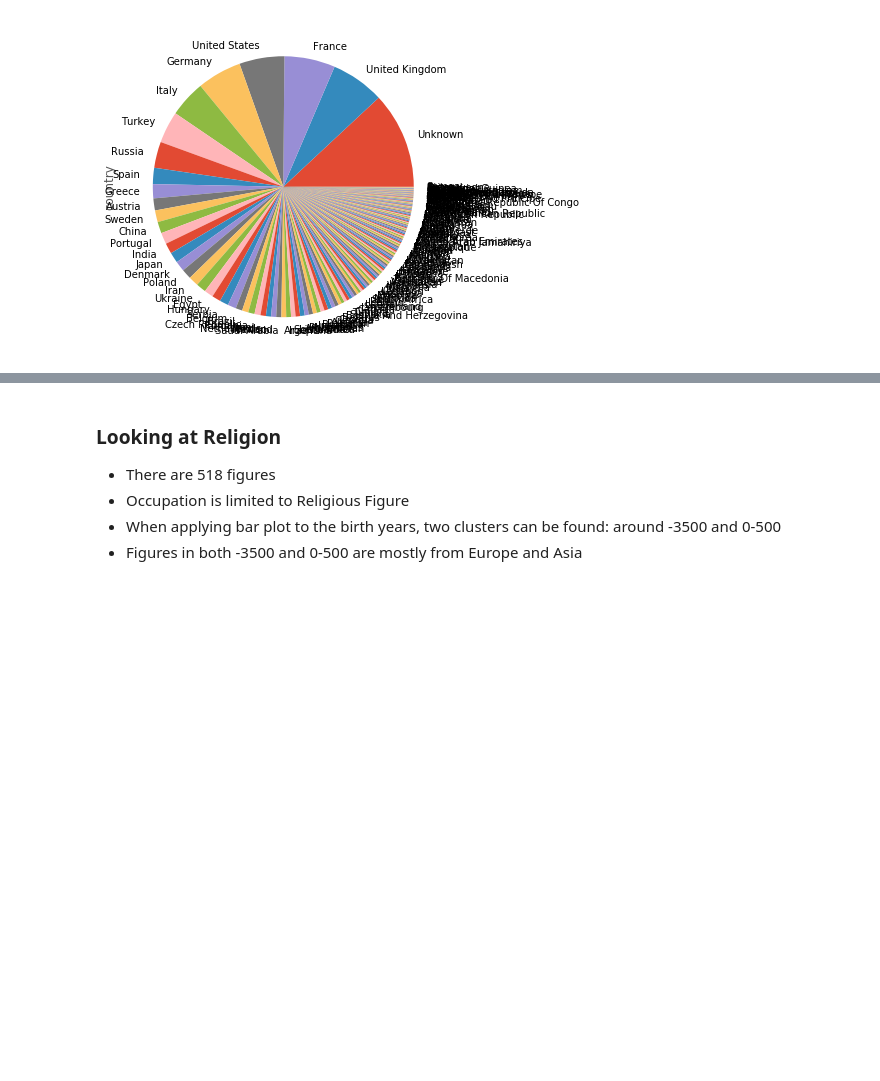
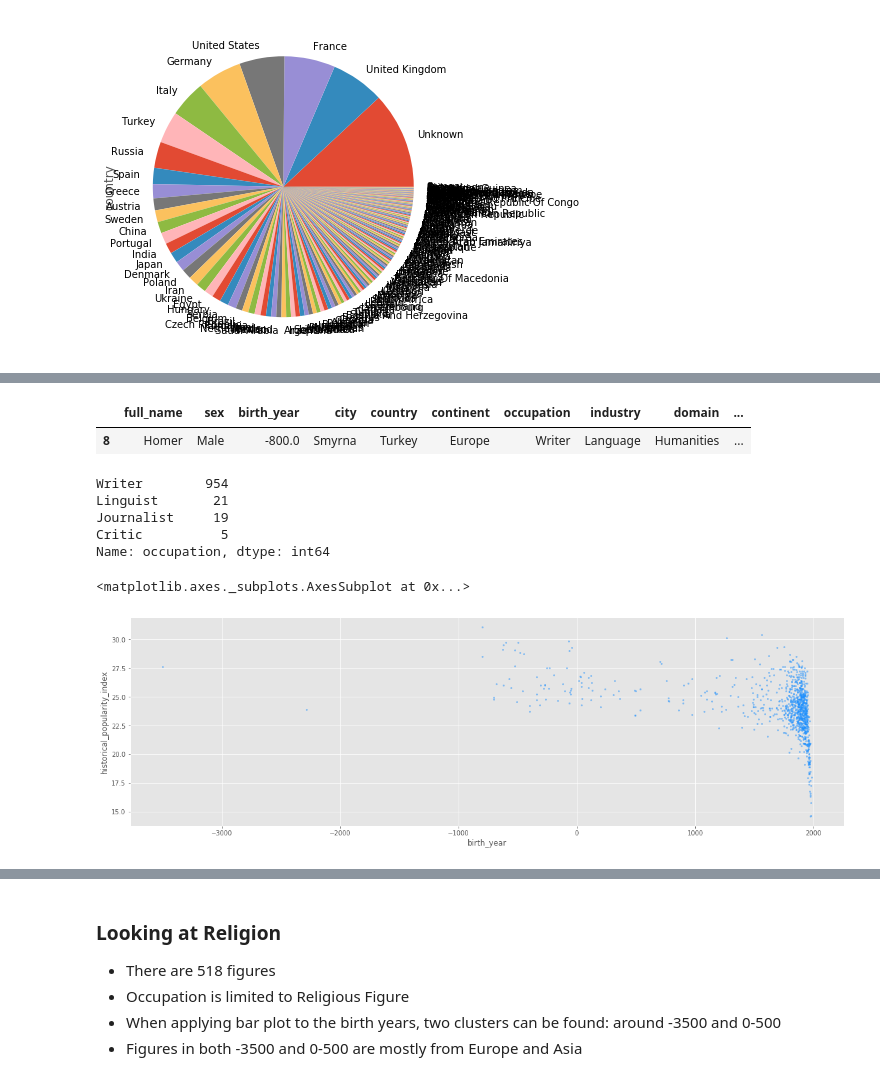
Before and after one commit to jeannkwonn/pantheon_project, a Jupyter notebook: Pantheon_Project_Historical_Popularity_Index.ipynb, the cells around one changed output, grey strips where cells are left out. Drawn from its saved outputs; the diff is of its cells as text; code cells hidden in the pictures; blank space fills up the shorter version.

```diff
--- a/Pantheon_Project_Historical_Popularity_Index.ipynb
+++ b/Pantheon_Project_Historical_Popularity_Index.ipynb
@@ -679,0 +686,20 @@ Name: country, Length: 183, dtype: int64
+# %%
+industry_language = prod[prod['industry'] == 'Language']
+industry_language.sort_values(by='historical_popularity_index', ascending=False).head(1)
+# %% [output]
+|  | full_name | sex | birth_year | city | country | continent | occupation | industry | domain | ... |
+| 8 | Homer | Male | -800.0 | Smyrna | Turkey | Europe | Writer | Language | Humanities | ... |
+# %%
+industry_language['occupation'].value_counts()
+# %% [output]
+Writer        954
+Linguist       21
+Journalist     19
+Critic          5
+Name: occupation, dtype: int64
+# %%
+industry_language.plot(kind='scatter', x='birth_year', y='historical_popularity_index', \
+        color='dodgerblue', figsize=(20,6), s=5, alpha=0.5)
+# %% [output]
+<matplotlib.axes._subplots.AxesSubplot at 0x...>
+[figure, added]
```
Also changed, not shown: parts of 68 cells of this notebook.
